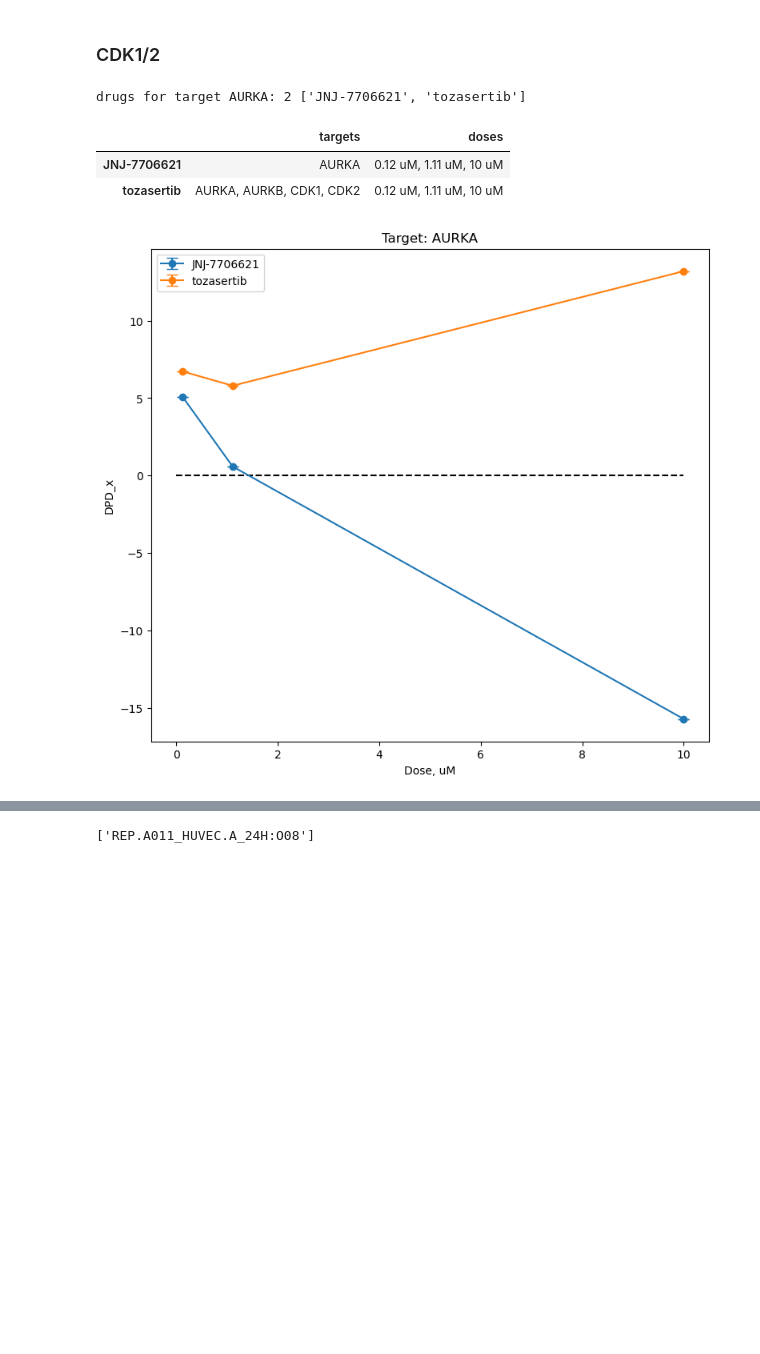
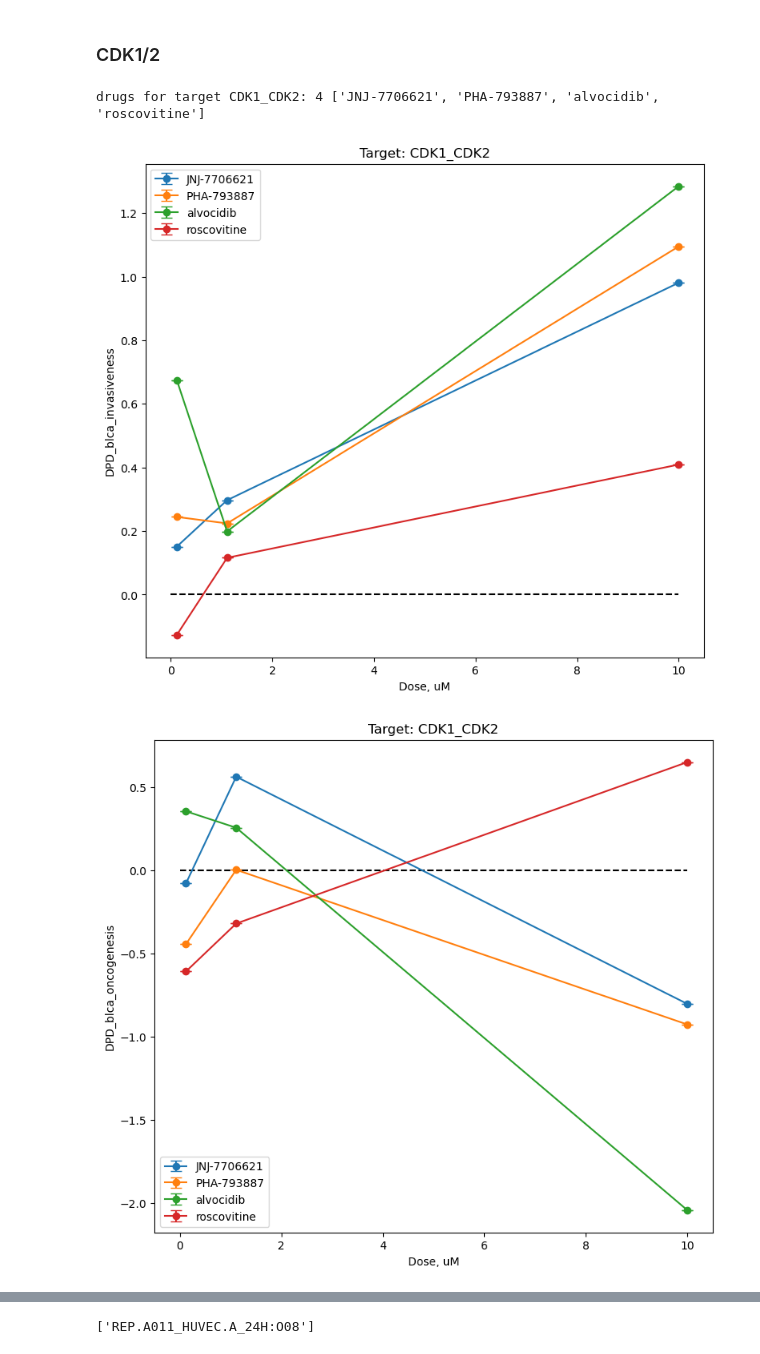
Before and after one commit to jingsday/blca_publication, a Jupyter notebook: blca_publication_Scripts/blca_Scripts_dpds/00_DPD_plots_2020_BLCA_BC3C.ipynb, the cells around one changed output, grey strips where cells are left out. Drawn from its saved outputs; the diff is of its cells as text; code cells hidden in the pictures; blank space fills up the shorter version.

```diff
--- a/blca_publication_Scripts/blca_Scripts_dpds/00_DPD_plots_2020_BLCA_BC3C.ipynb
+++ b/blca_publication_Scripts/blca_Scripts_dpds/00_DPD_plots_2020_BLCA_BC3C.ipynb
@@ -49,8 +44,8 @@ Experiments in LINCS data for BC3C cells: 2114 ['ASG002_CAL29_24H:A03', 'ASG002_
 # %% [markdown]
 ## Sig_info
 # %%
-#data_file = os.path.join(data_dir, "sig_info_" + data_year + "_" + cell_name+ ".xlsx")
-sig_info_cell_df = pd.read_excel("/Users/lidiayung/project/resource/perturbations/00_outputs_2020_/00_outputs_2020_CAL29/sig_info_2020_CAL29.xlsx", index_col = 0).fillna("")
+data_file = os.path.join(data_dir, "sig_info_" + data_year + "_" + cell_name+ ".xlsx")
+sig_info_cell_df = pd.read_excel(data_file, index_col = 0).fillna("")
 display(sig_info_cell_df)
 # %% [output]
 |  | cell | plate | time | level_3_samples | samples_number | pert_type | pert_drug | targets | ... |
@@ -112,7 +107,7 @@ display(modules)
 ## STV (State Transition Vectors)
 # %%
 #data_file = "ALL_DATA_" + data_year + "_" + task + ".xlsx"
-STVs = pd.read_excel("/Users/lidiayung/project/resource/perturbations/ALL_DATA_2020_Jing.xlsx", sheet_name = "STVs", index_col = 0)
+STVs = pd.read_excel('/home/jing/Phd_project/project_UCD_blca/blca_publication/blca_publication_Scripts/ALL_DATA_2020_Jing.xlsx', sheet_name = "STV", index_col = 0)
 display(STVs)
 
 states = STVs.columns.to_list()
@@ -369,54 +334,44 @@ print_drugs = []
 # %% [markdown]
 ### CDK1/2
 # %%
+target_name = "CDK1_CDK2"
 
-target = "AURKA"
+target = "CDK1"
 drugs = list(set(sig_info_cell_df.loc[sig_info_cell_df.targets.str.contains(target)].pert_drug))
+
+target = "CDK2"
+drugs += list(set(sig_info_cell_df.loc[sig_info_cell_df.targets.str.contains(target)].pert_drug))
+
 drugs = sorted(list(set(drugs)))
 
-print("drugs for target " + target + ":" , len(drugs), drugs)
+print("drugs for target " + target_name + ":" , len(drugs), drugs)
 # %% [output]
-drugs for target AURKA: 2 ['JNJ-7706621', 'tozasertib']
+drugs for target CDK1_CDK2: 4 ['JNJ-7706621', 'PHA-793887', 'alvocidib', 'roscovitine']
-# %%
-
-targets = ['AURKA']
-doses = []
-
-for drug in drugs:
-    targets.append(", ".join(sorted(list(set(sig_info_cell_df.loc[sig_info_cell_df.pert_drug == drug].targets)))))
-    doses.append(", ".join(sorted(list(set(sig_info_cell_df.loc[sig_info_cell_df.pert_drug == drug].dose)))))
-
-target_drugs_df = pd.DataFrame(list(zip(targets, doses)), index = drugs, columns = ["targets","doses"])
-
-display(target_drugs_df)
-# %% [output]
-|  | targets | doses |
-| JNJ-7706621 | AURKA | 0.12 uM, 1.11 uM, 10 uM |
-| tozasertib | AURKA, AURKB, CDK1, CDK2 | 0.12 uM, 1.11 uM, 10 uM |
 # %%
-target_name = "AURKA"
+target_name = "CDK1_CDK2"
 target_drugs = drugs
 
 for DPD_val in states:
     plt.figure(figsize = (9,8))
     for drug in target_drugs:
         doses = sorted(list(set(sig_info_cell_df.loc[sig_info_cell_df.pert_drug == drug].dose_float)))
         DPDs = []
         DPD_errs = []
         for dose in doses:
             labels = sig_info_cell_df.loc[(sig_info_cell_df.pert_drug == drug) & (sig_info_cell_df.dose_float == dose)].index
             DPDs.append(statistics.mean(DPD_df.loc[labels, DPD_val]))
             if (len(labels) > 1):
                 DPD_errs.append(scipy.stats.sem(DPD_df.loc[labels, DPD_val]))
             else:
                 DPD_errs.append(0)
         plt.errorbar(doses, DPDs, yerr = DPD_errs, fmt = "o-", label = drug, capsize = 5)
     plt.legend()
     plt.plot([0,10], [0,0], "--", color = "black")
     plt.xlabel("Dose, uM")
     plt.ylabel("DPD_" + DPD_val)
     plt.title("Target: " + target_name)
     #plt.savefig(os.path.join(out_dir, target_name + "_DPD_" + DPD_val + ".png"), dpi = 300)
     plt.show()
 # %% [output]
-[figure, old version]
+[figure, new version]
+[figure, added]
```
Also changed, not shown: parts of 50 cells of this notebook, 2 other files.
